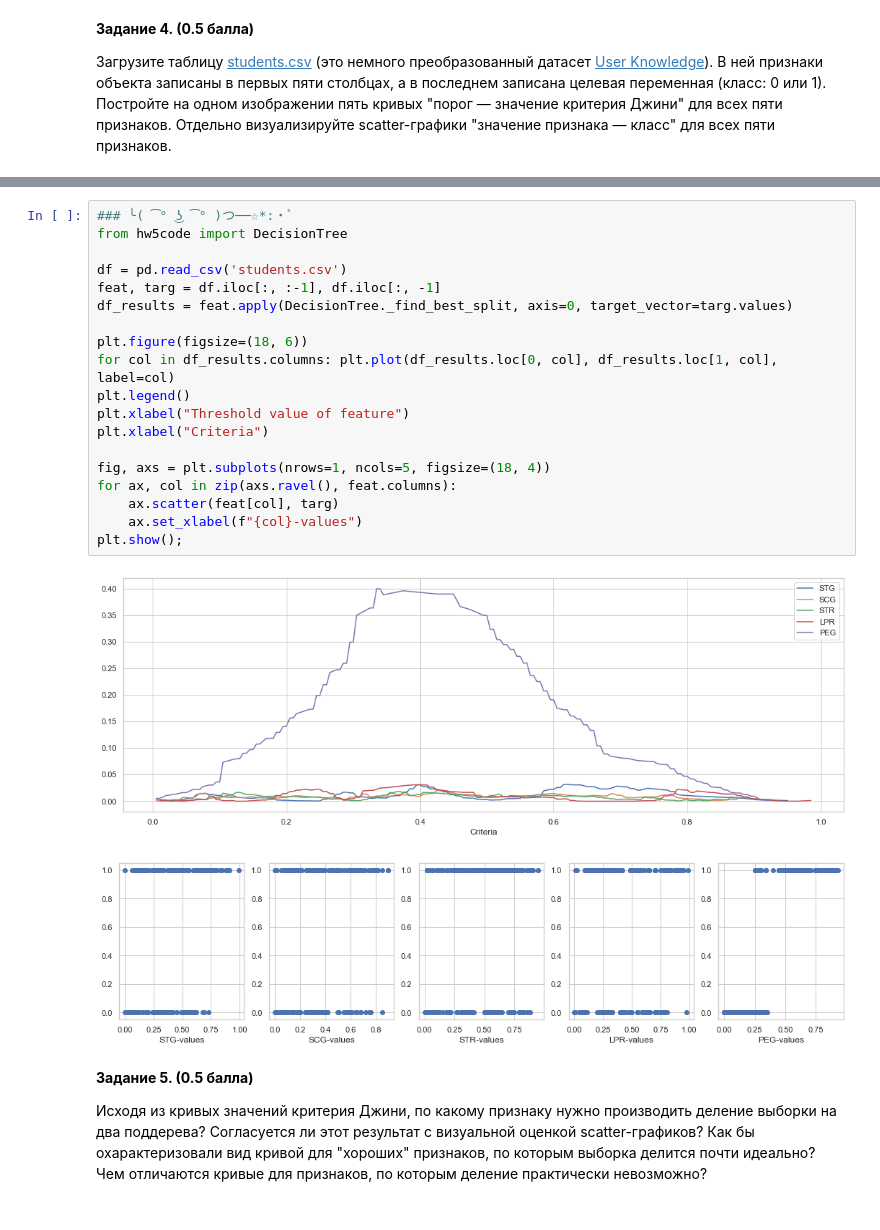
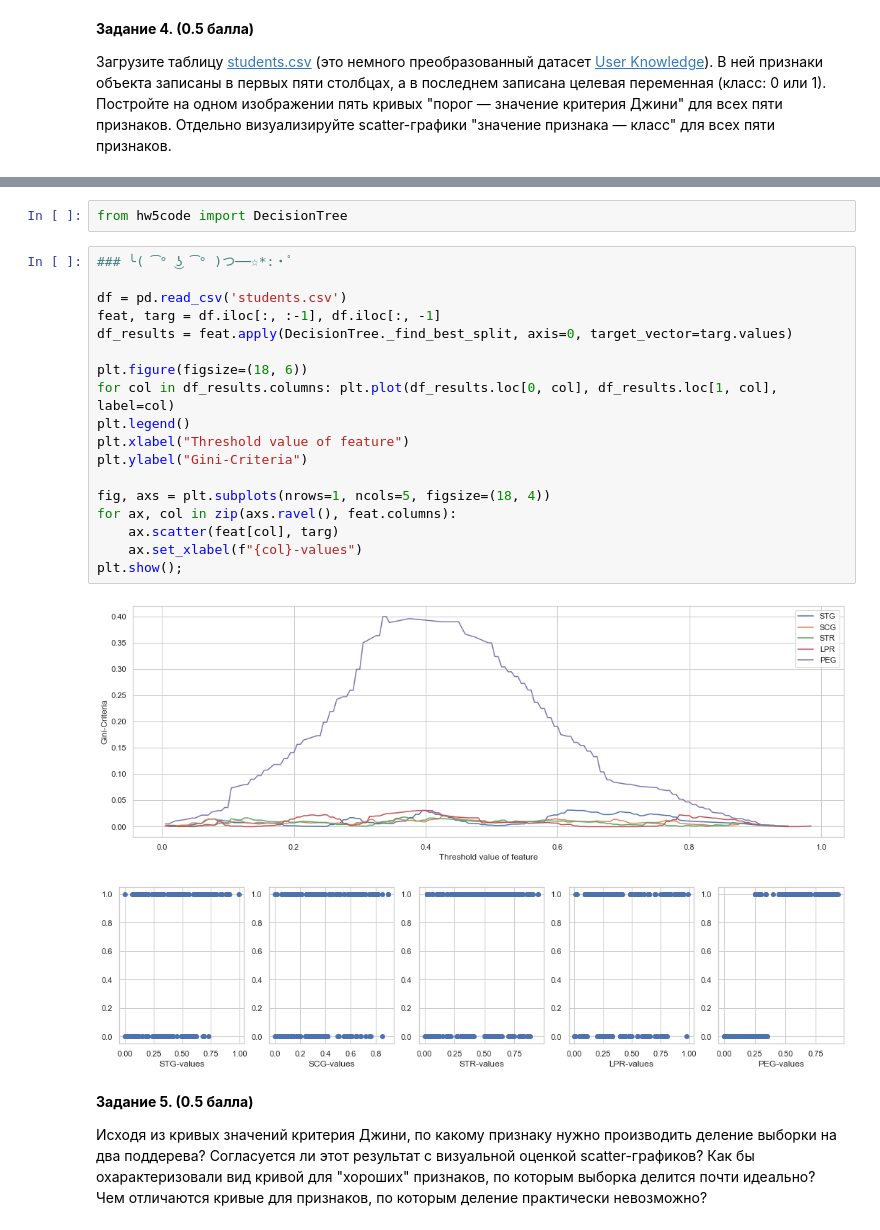
Before and after one commit to MAI-University-Student-Projects/mlcourse-hse, a Jupyter notebook: 2021-fall/homeworks-practice/homework-practice-05-trees/homework-practice-05-trees.ipynb, the cells around one changed output, grey strips where cells are left out. Cells and saved outputs as stored; diff of their text form.

```diff
--- a/2021-fall/homeworks-practice/homework-practice-05-trees/homework-practice-05-trees.ipynb
+++ b/2021-fall/homeworks-practice/homework-practice-05-trees/homework-practice-05-trees.ipynb
@@ -192,24 +195,25 @@ __Задание 4. (0.5 балла)__
+# %%
+from hw5code import DecisionTree
 # %%
 ### ╰( ͡° ͜ʖ ͡° )つ──☆*:・ﾟ
-from hw5code import DecisionTree
 
 df = pd.read_csv('students.csv')
 feat, targ = df.iloc[:, :-1], df.iloc[:, -1]
 df_results = feat.apply(DecisionTree._find_best_split, axis=0, target_vector=targ.values)
 
 plt.figure(figsize=(18, 6))
 for col in df_results.columns: plt.plot(df_results.loc[0, col], df_results.loc[1, col], label=col)
 plt.legend()
 plt.xlabel("Threshold value of feature")
-plt.xlabel("Criteria")
+plt.ylabel("Gini-Criteria")
 
 fig, axs = plt.subplots(nrows=1, ncols=5, figsize=(18, 4))
 for ax, col in zip(axs.ravel(), feat.columns):
     ax.scatter(feat[col], targ)
     ax.set_xlabel(f"{col}-values")
 plt.show();
 # %% [output]
-[figure, old version]
+[figure, new version]
 [figure]
 # %% [markdown]
 __Задание 5. (0.5 балла)__
```
Also changed, not shown: parts of 12 cells of this notebook, 2 other files.
